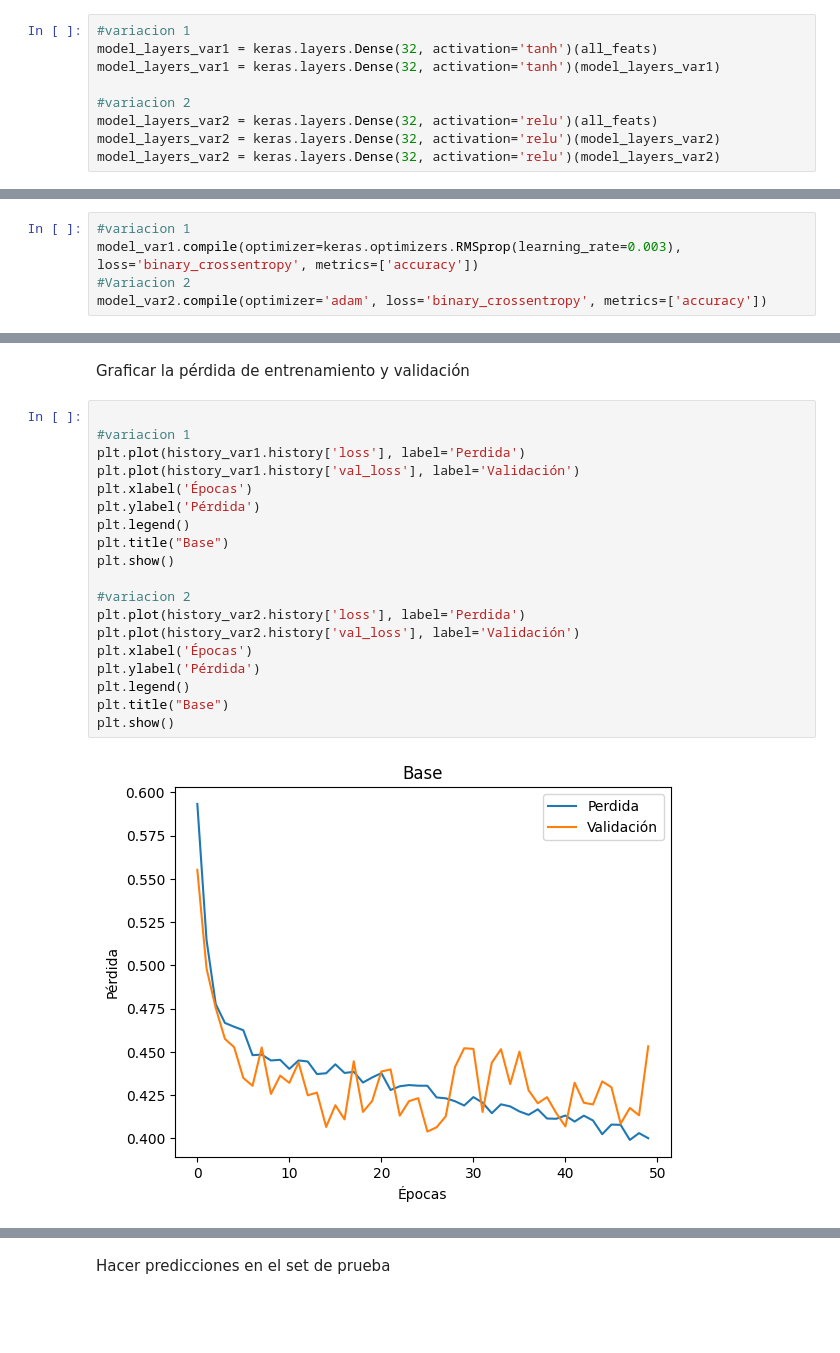
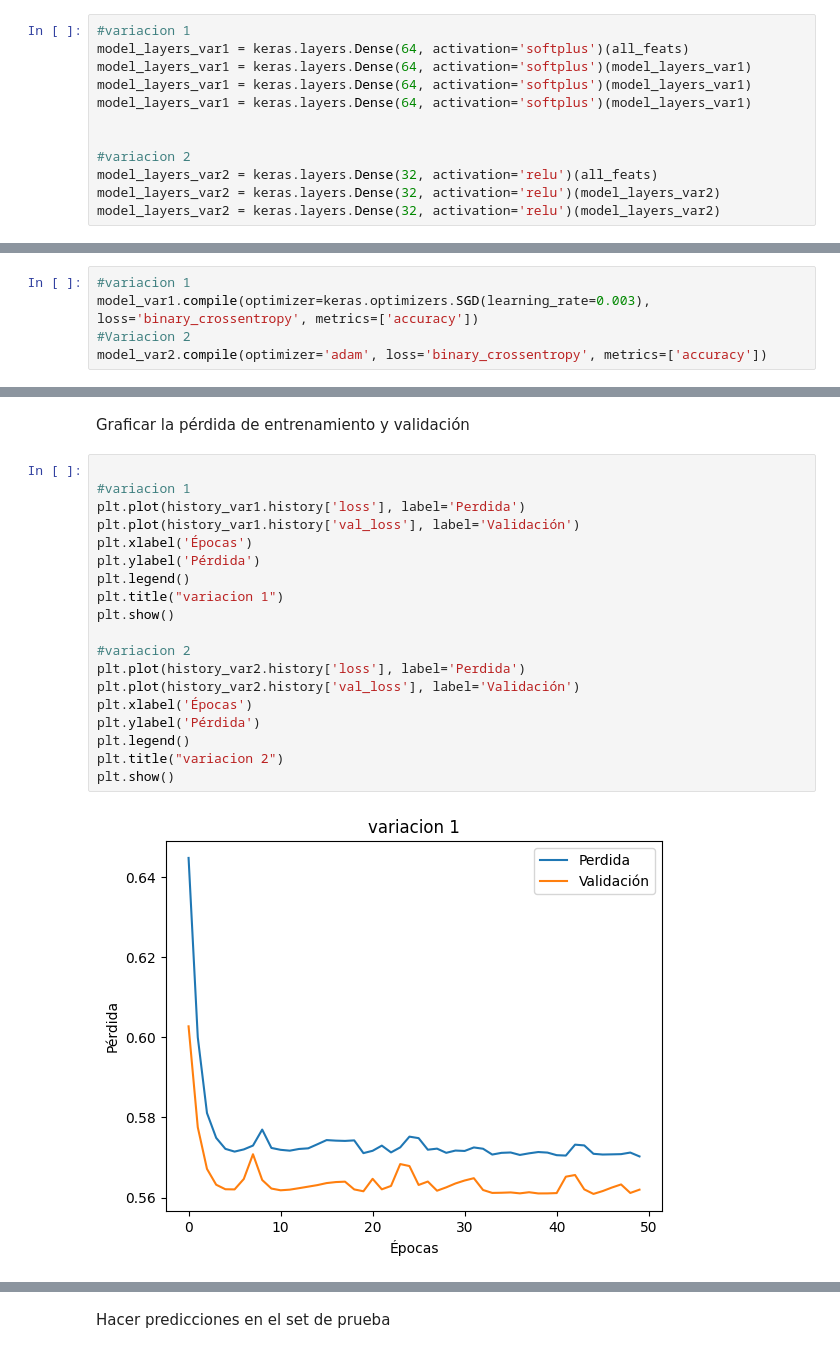
Before and after one commit to Marcocruz88/Actividad-7, a Jupyter notebook: punto 8.ipynb, the cells around one changed output, grey strips where cells are left out. Saved outputs shown, nothing was run; the diff lists cells and outputs as text; blank space fills up the shorter version.

```diff
--- a/punto 8.ipynb
+++ b/punto 8.ipynb
@@ -255,8 +261,11 @@ keras.src.engine.keras_tensor.KerasTensor
 Agregamos una capa densa con 32 neuronas y función de activación relu
 # %%
 #variacion 1
-model_layers_var1 = keras.layers.Dense(32, activation='tanh')(all_feats)
-model_layers_var1 = keras.layers.Dense(32, activation='tanh')(model_layers_var1)
+model_layers_var1 = keras.layers.Dense(64, activation='softplus')(all_feats)
+model_layers_var1 = keras.layers.Dense(64, activation='softplus')(model_layers_var1)
+model_layers_var1 = keras.layers.Dense(64, activation='softplus')(model_layers_var1)
+model_layers_var1 = keras.layers.Dense(64, activation='softplus')(model_layers_var1)
+
 
 #variacion 2
 model_layers_var2 = keras.layers.Dense(32, activation='relu')(all_feats)
@@ -283,6 +292,6 @@ model_var2= keras.Model(inputs, model_layers_var2)
 Compilamos el modelo, definiendo optimizador, función de pérdida y métricas adicionales a capturar
 # %%
 #variacion 1
-model_var1.compile(optimizer=keras.optimizers.RMSprop(learning_rate=0.003), loss='binary_crossentropy', metrics=['accuracy'])
+model_var1.compile(optimizer=keras.optimizers.SGD(learning_rate=0.003), loss='binary_crossentropy', metrics=['accuracy'])
 #Variacion 2
 model_var2.compile(optimizer='adam', loss='binary_crossentropy', metrics=['accuracy'])
@@ -324,21 +335,21 @@ Graficar la pérdida de entrenamiento y validación
 # %%
 
 #variacion 1
 plt.plot(history_var1.history['loss'], label='Perdida')
 plt.plot(history_var1.history['val_loss'], label='Validación')
 plt.xlabel('Épocas')
 plt.ylabel('Pérdida')
 plt.legend()
-plt.title("Base")
+plt.title("variacion 1")
 plt.show()
 
 #variacion 2
 plt.plot(history_var2.history['loss'], label='Perdida')
 plt.plot(history_var2.history['val_loss'], label='Validación')
 plt.xlabel('Épocas')
 plt.ylabel('Pérdida')
 plt.legend()
-plt.title("Base")
+plt.title("variacion 2")
 plt.show()
 # %% [output]
-[figure, old version]
+[figure, new version]
```
Also changed, not shown: parts of 11 cells of this notebook.
